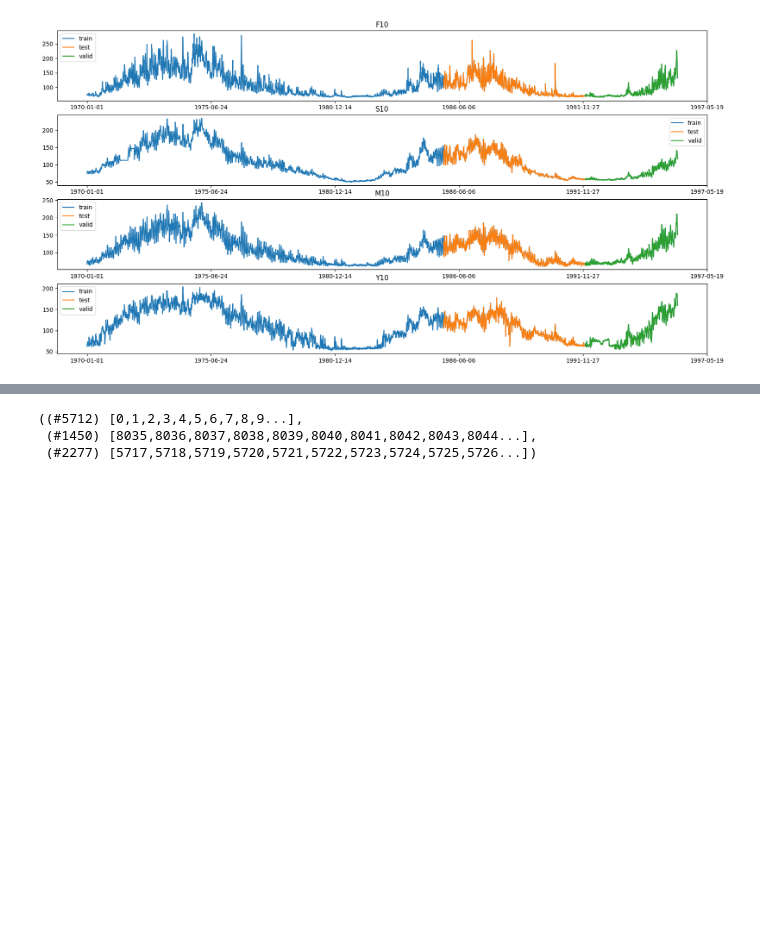
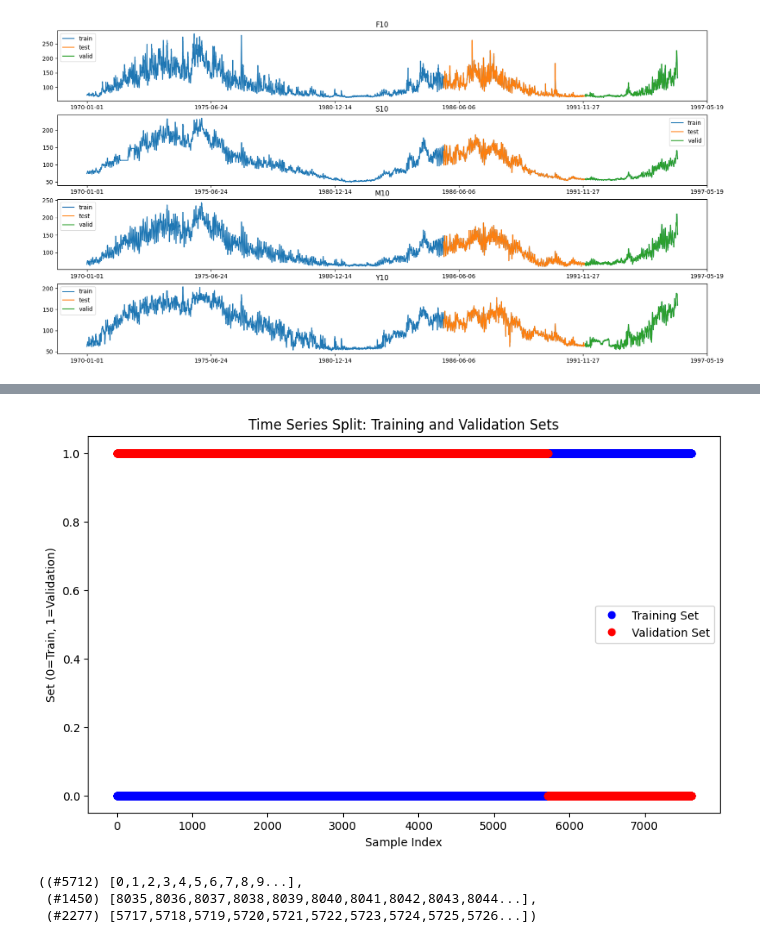
Before and after one commit to ARCLab-MIT/SW-Transformers-Forecaster-Framework, a Jupyter notebook: dev_nbs/solfsmy_train.ipynb, the cells around one changed output, grey strips where cells are left out. Drawn from its saved outputs; the diff is of its cells as text; code cells hidden in the pictures; blank space fills up the shorter version.

Commit message:
First try stratifying test and set (wrong)

```diff
--- a/dev_nbs/solfsmy_train.ipynb
+++ b/dev_nbs/solfsmy_train.ipynb
@@ -334,3 +364,47 @@ for i, var in enumerate(['F10', 'S10', 'M10', 'Y10']):
+# %%
+from sklearn.model_selection import train_test_split
+
+# Split the data into testing and rest (training + validation)
+X_rest, X_test, y_rest, y_test = train_test_split(
+    df_raw.drop(columns=['S10_Cat']),  # Features (excluding the category column)
+    df_raw['S10_Cat'],  # Category labels
+    test_size=0.2,  # Adjust the testing set size as needed
+    random_state=42,  # Set a random seed for reproducibility
+    stratify=df_raw['S10_Cat']  # Stratify based on the category column
+)
+
+# Further split the rest into training and validation
+X_train, X_val, y_train, y_val = train_test_split(
+    X_rest, y_rest,
+    test_size=0.25,  # Adjust the validation set size as needed
+    random_state=42,  # Use the same random seed for consistency
+    stratify=y_rest  # Stratify based on the category column in the rest
+)
+X_train
+# %%
+# Assuming you have already split your time series data into X_train, y_train, X_val, and y_val
+
+# Create an array of indices for the entire dataset
+all_indices = np.arange(len(X_train) + len(X_val))
+
+# Create an array of zeros for training indices and ones for validation indices
+train_indices = np.zeros(len(X_train))
+val_indices = np.ones(len(X_val))
+
+# Combine the indices for the entire dataset
+combined_indices = np.concatenate((train_indices, val_indices))
+
+# Plot the indices
+plt.figure(figsize=(10, 6))
+plt.plot(all_indices, combined_indices, 'bo', label='Training Set')
+plt.plot(all_indices, 1 - combined_indices, 'ro', label='Validation Set')
+plt.xlabel('Sample Index')
+plt.ylabel('Set (0=Train, 1=Validation)')
+plt.title('Time Series Split: Training and Validation Sets')
+plt.legend()
+plt.show()
+# %% [output]
+[figure, added]
 # %%
 # Splits: Since the validation period is after the test period in this use case, we cannot
 # use the default `get_forecasting_splits` from tsai. Instead, we will do manually
```
Also changed, not shown: parts of 3 cells of this notebook, 2 other files.
